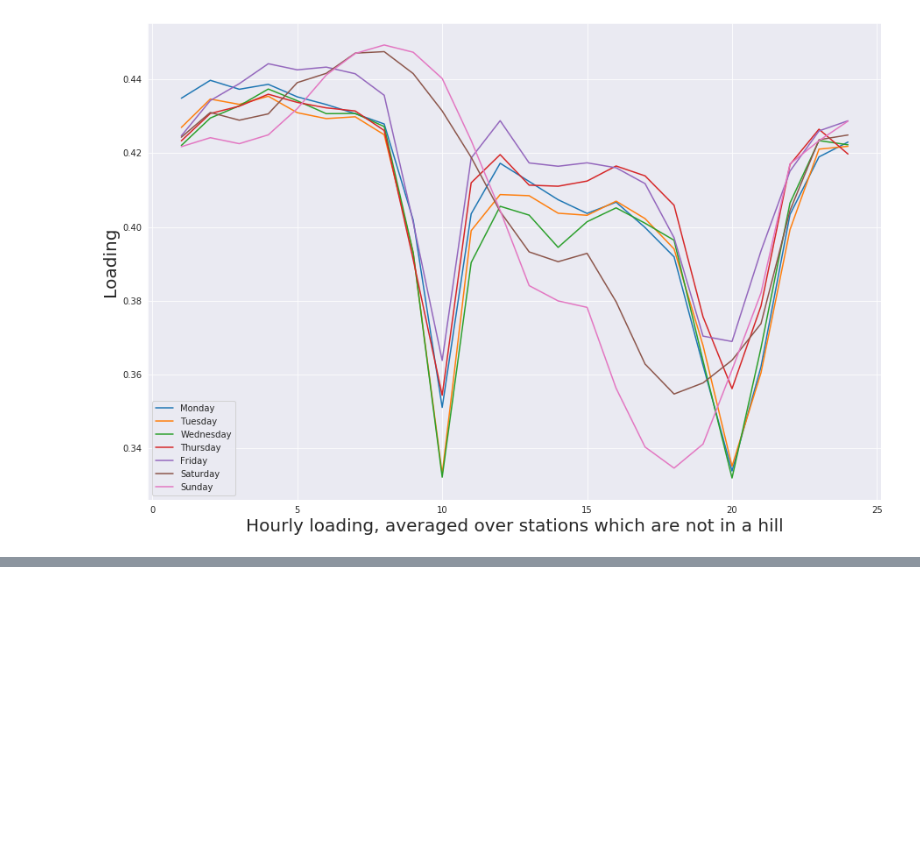
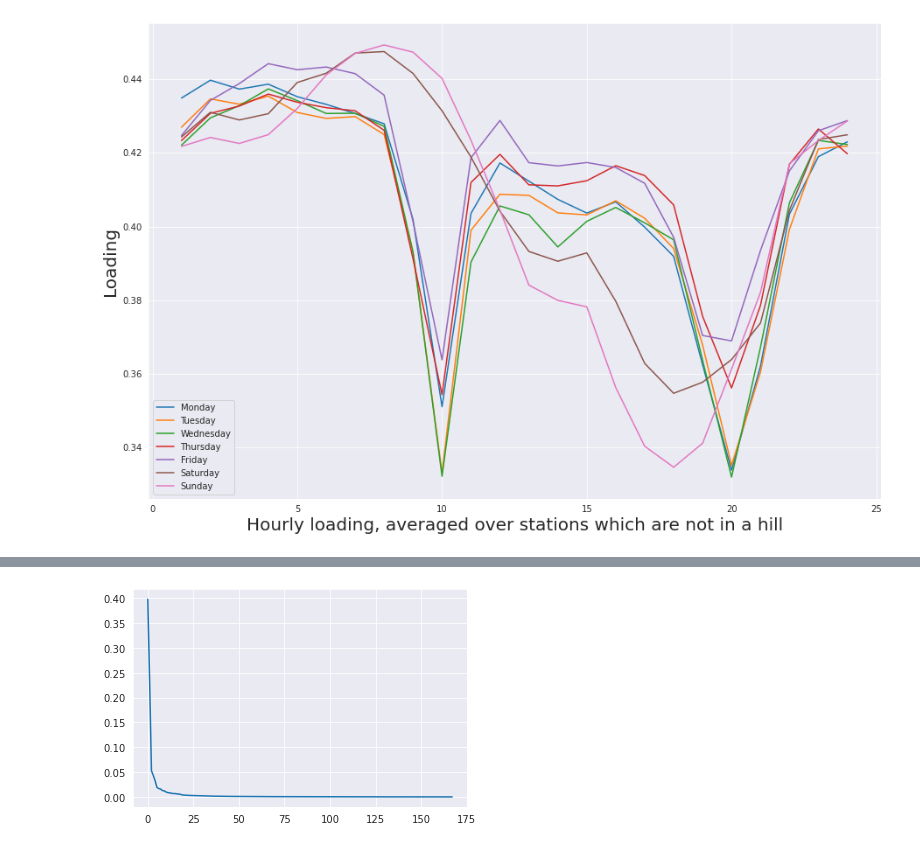
Before and after one commit to NguyenHai7120/DataAnalysis4A, a Jupyter notebook: velib_PythonNotebook_descriptiveAnalysis_solution2022.ipynb, the cells around one changed output, grey strips where cells are left out. Drawn from its saved outputs; the diff is of its cells as text; code cells hidden in the pictures; blank space fills up the shorter version.

```diff
--- a/velib_PythonNotebook_descriptiveAnalysis_solution2022.ipynb
+++ b/velib_PythonNotebook_descriptiveAnalysis_solution2022.ipynb
@@ -392,0 +430,10 @@ plt.show()
+# %%
+from sklearn.decomposition import PCA
+pca = PCA()
+## Estimation, calcul des composantes principales
+C = pca.fit(loading_scaled).transform(loading_scaled)
+## Décroissance de la variance expliquée
+plt.plot(pca.explained_variance_ratio_)
+plt.show()
+# %% [output]
+[figure, added]
```
Also changed, not shown: parts of 60 cells of this notebook.
